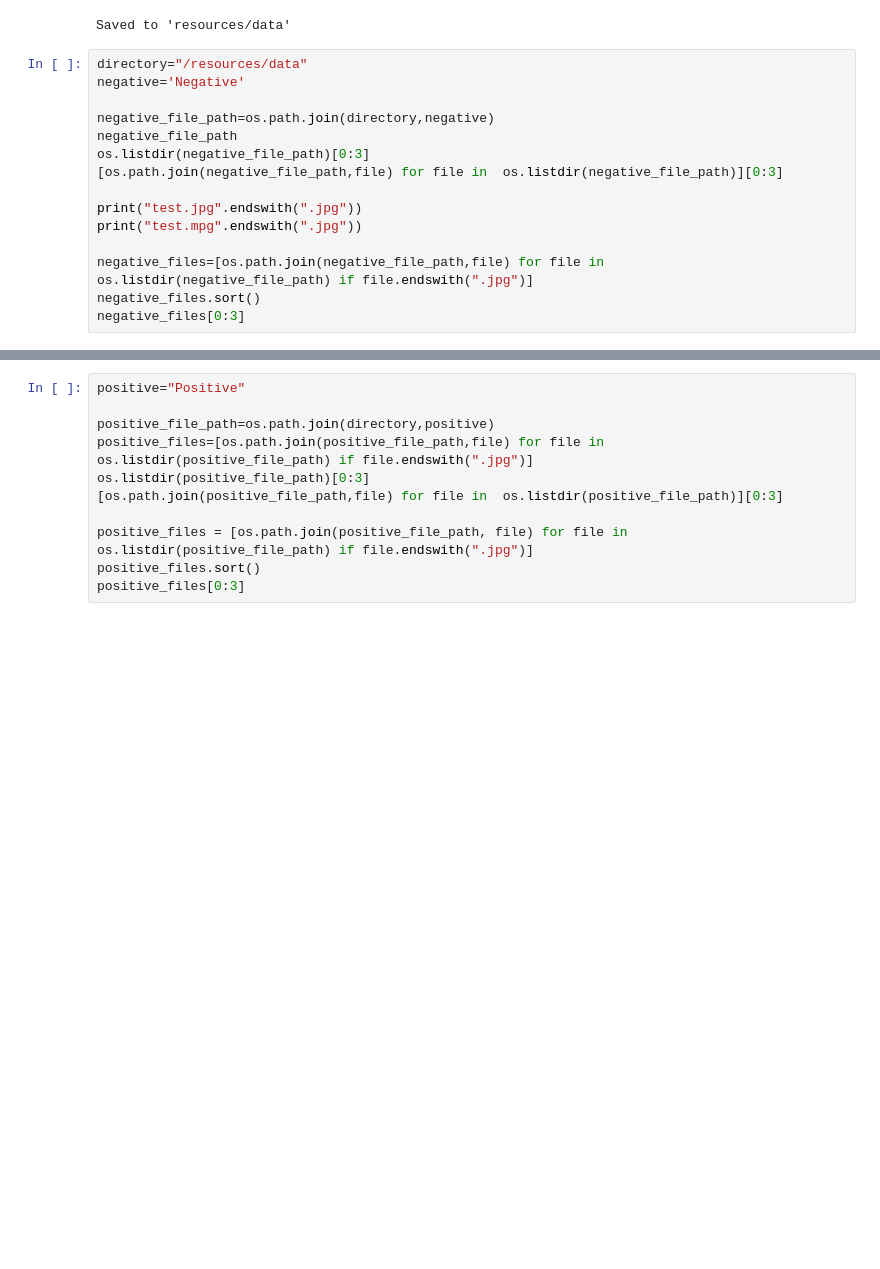
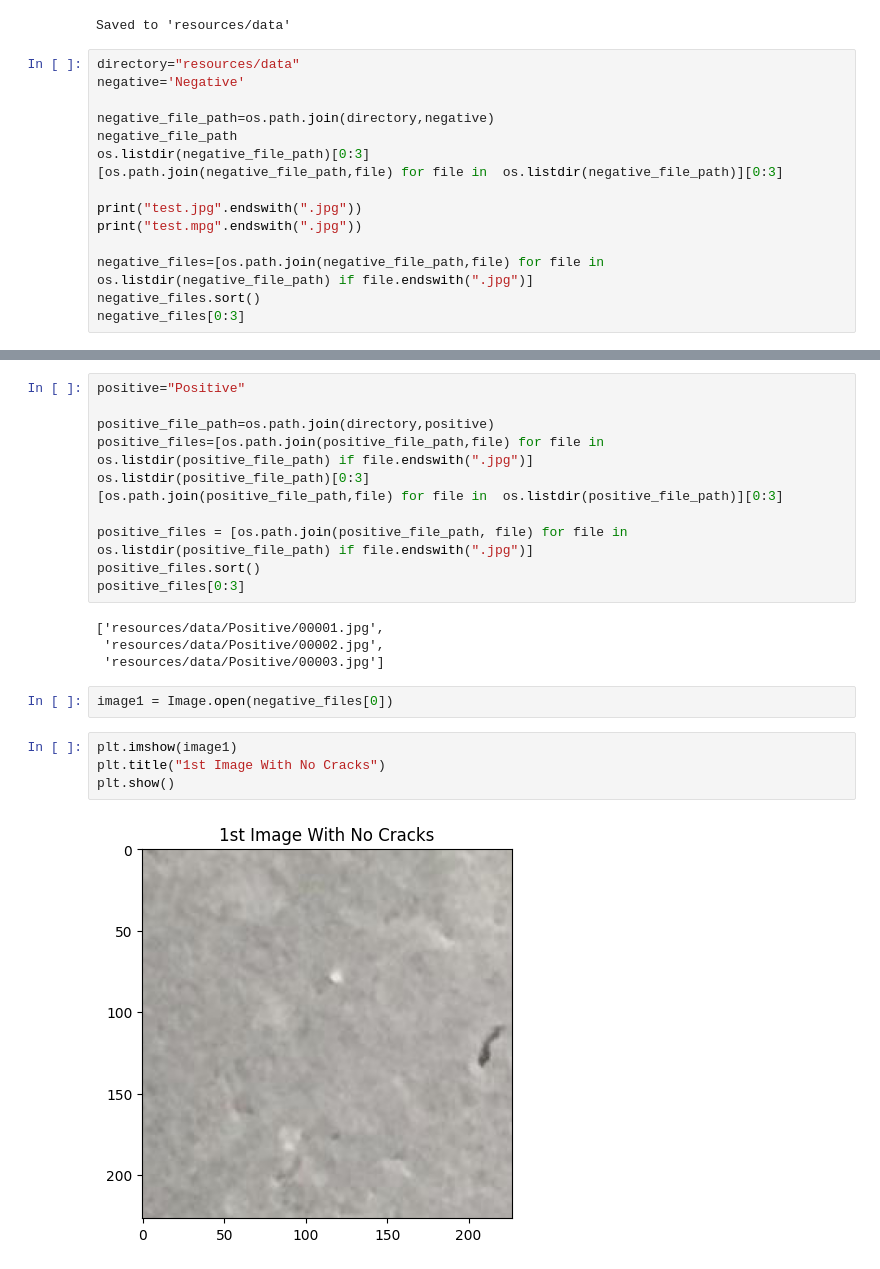
Before and after one commit to jpiskozub/PyTorch-tutorial, a Jupyter notebook: concrete.ipynb, the cells around one changed output, grey strips where cells are left out. Saved outputs shown, nothing was run; the diff lists cells and outputs as text; blank space fills up the shorter version.

```diff
--- a/concrete.ipynb
+++ b/concrete.ipynb
@@ -16,7 +16,7 @@ await skillsnetwork.prepare("https://s3-api.us-geo.objectstorage.softlayer.net/c
 # %% [output]
 Saved to 'resources/data'
 # %%
-directory="/resources/data"
+directory="resources/data"
 negative='Negative'
 
 negative_file_path=os.path.join(directory,negative)
@@ -41,3 +47,15 @@ os.listdir(positive_file_path)[0:3]
 positive_files = [os.path.join(positive_file_path, file) for file in os.listdir(positive_file_path) if file.endswith(".jpg")]
 positive_files.sort()
 positive_files[0:3]
+# %% [output]
+['resources/data/Positive/00001.jpg',
+ 'resources/data/Positive/00002.jpg',
+ 'resources/data/Positive/00003.jpg']
+# %%
+image1 = Image.open(negative_files[0])
+# %%
+plt.imshow(image1)
+plt.title("1st Image With No Cracks")
+plt.show()
+# %% [output]
+[figure, added]
```
Also changed, not shown: parts of 2 cells of this notebook.
